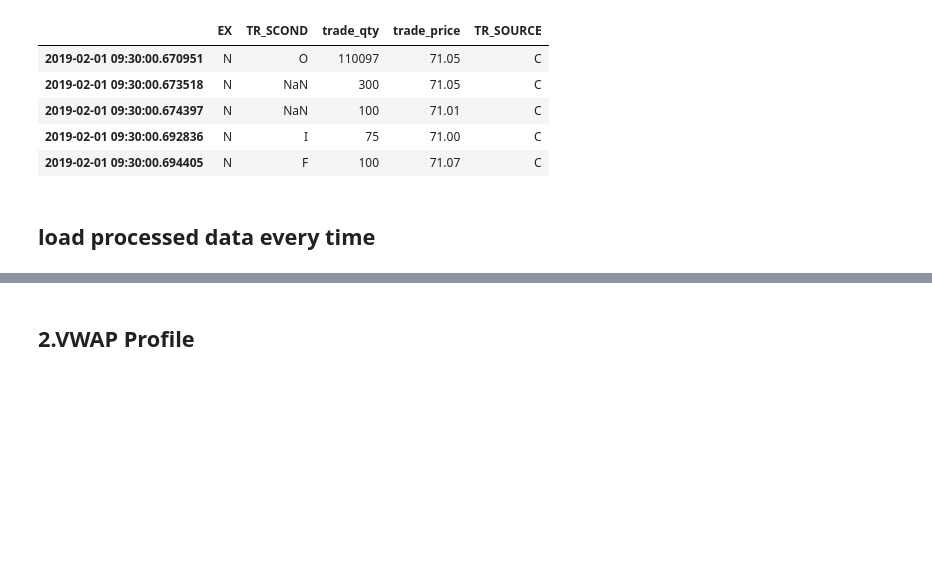
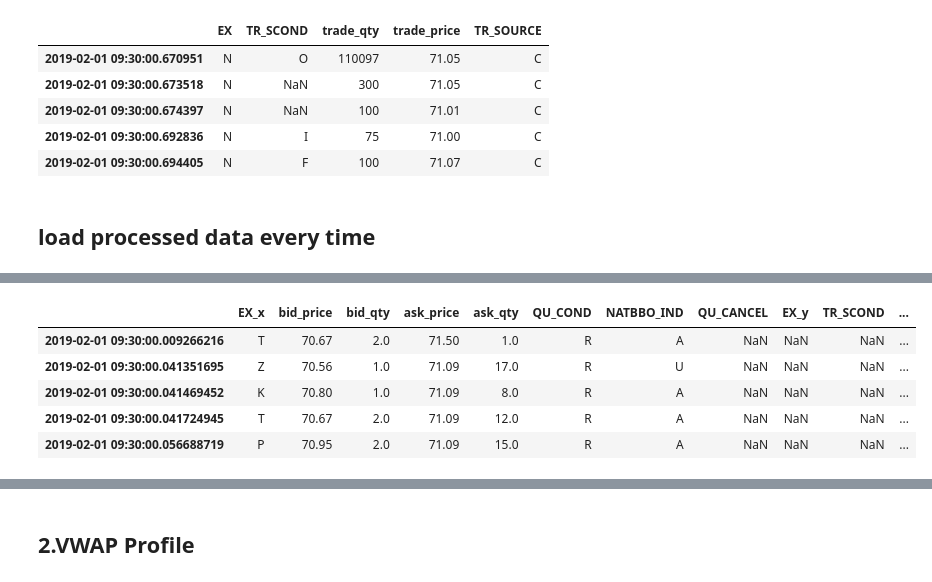
Before and after one commit to franklili3/Python-for-Finance-Engineering, a Jupyter notebook: homework4/homework4.ipynb, the cells around one changed output, grey strips where cells are left out. Cells and saved outputs as stored; diff of their text form; code cells hidden in the pictures; blank space fills up the shorter version.

```diff
--- a/homework4/homework4.ipynb
+++ b/homework4/homework4.ipynb
@@ -134,0 +133,9 @@ ModuleNotFoundError: No module named 'pandas.core.internals.managers'; 'pandas.c
+# %%
+taq1.head()
+# %% [output]
+|  | EX_x | bid_price | bid_qty | ask_price | ask_qty | QU_COND | NATBBO_IND | QU_CANCEL | EX_y | TR_SCOND | ... |
+| 2019-02-01 09:30:00.009266216 | T | 70.67 | 2.0 | 71.50 | 1.0 | R | A | NaN | NaN | NaN | ... |
+| 2019-02-01 09:30:00.041351695 | Z | 70.56 | 1.0 | 71.09 | 17.0 | R | U | NaN | NaN | NaN | ... |
+| 2019-02-01 09:30:00.041469452 | K | 70.80 | 1.0 | 71.09 | 8.0 | R | A | NaN | NaN | NaN | ... |
+| 2019-02-01 09:30:00.041724945 | T | 70.67 | 2.0 | 71.09 | 12.0 | R | A | NaN | NaN | NaN | ... |
+| 2019-02-01 09:30:00.056688719 | P | 70.95 | 2.0 | 71.09 | 15.0 | R | A | NaN | NaN | NaN | ... |
```
Also changed, not shown: parts of 26 cells of this notebook, 6 other files.
